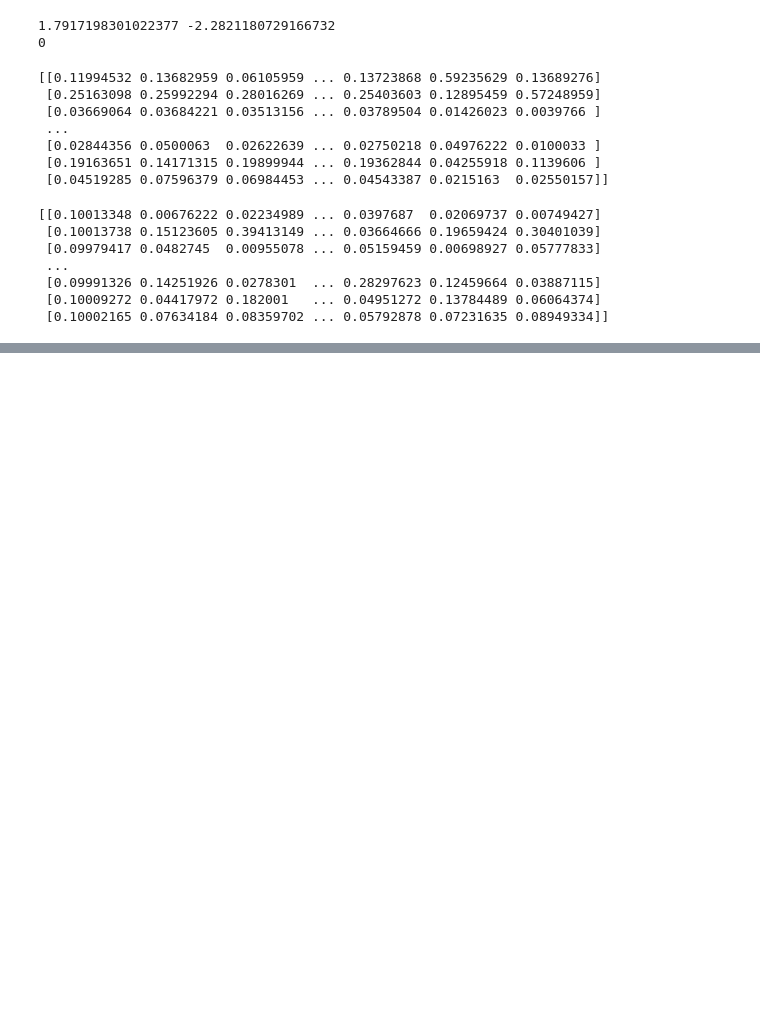
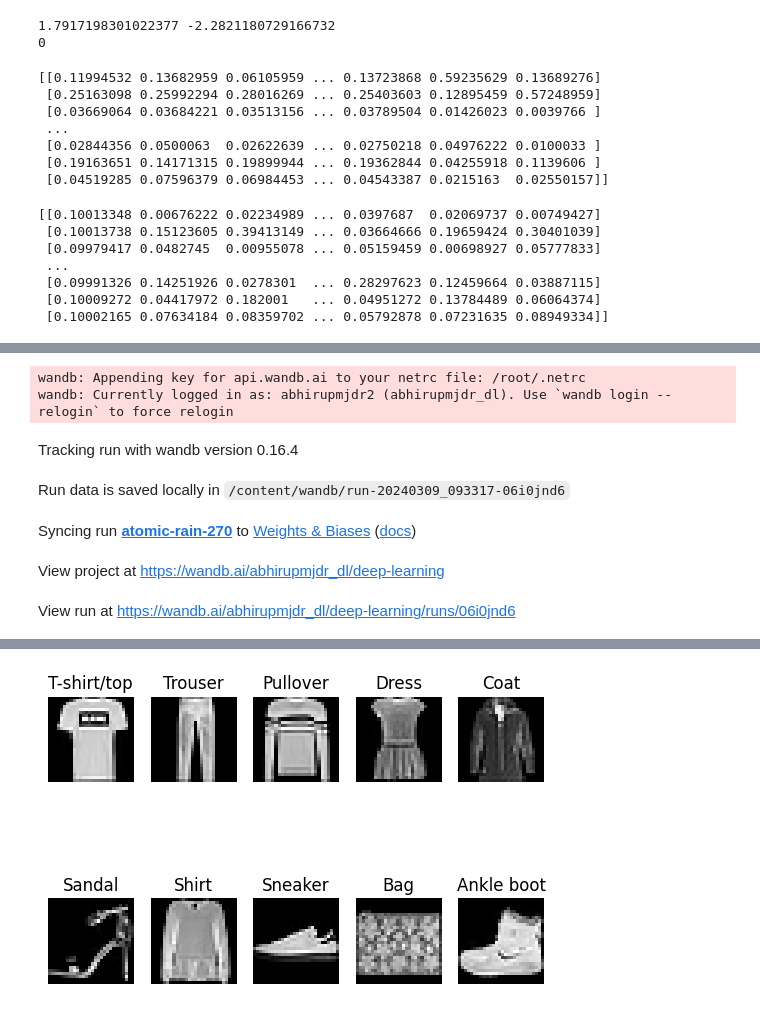
Before and after one commit to abhirupmjdr/CS6910_A1, a Jupyter notebook: dl_test.ipynb, the cells around one changed output, grey strips where cells are left out. Saved outputs shown, nothing was run; the diff lists cells and outputs as text; code cells hidden in the pictures; blank space fills up the shorter version.

```diff
--- a/dl_test.ipynb
+++ b/dl_test.ipynb
@@ -489,22 +489,17 @@ neural_network = Neural_Network()
 neural_network.compute()
 # %%
 #question 1
-# !pip install wandb
-# import wandb
+!pip install wandb
+import wandb
 import matplotlib.pyplot as plt
 from keras.datasets import fashion_mnist
 from sklearn.model_selection import train_test_split
 import numpy as np
 
-# wandb.login()
-# wandb.init(
-#       # Set the project where this run will be logged
-#       project="deep-learning",
-#       # We pass a run name (otherwise it’ll be randomly assigned, like sunshine-lollypop-10)
-#       # Track hyperparameters and run metadata
-#       config={
-#       "epochs": 1
-#       })
+wandb.login()
+wandb.init(
+      project="deep-learning",
+)
 
 (train_input, train_output), (test_input,test_output) = fashion_mnist.load_data()
 
@@ -533,4 +528,5 @@ for i in range(len(class_names)):
     plt.title(class_names[i])
     plt.axis("off")
 
-# wandb.log({"Sample Images": plt})
+wandb.log({"Sample Images": plt})
+# %% [output]
@@ -536,0 +551,7 @@ for i in range(len(class_names)):
+wandb: Appending key for api.wandb.ai to your netrc file: /root/.netrc
+wandb: Currently logged in as: abhirupmjdr2 (abhirupmjdr_dl). Use `wandb login --relogin` to force relogin
+Tracking run with wandb version 0.16.4
+Run data is saved locally in /content/wandb/run-20240309_093317-06i0jnd6
+Syncing run atomic-rain-270 to Weights & Biases (docs)
+View project at https://wandb.ai/abhirupmjdr_dl/deep-learning
+View run at https://wandb.ai/abhirupmjdr_dl/deep-learning/runs/06i0jnd6
@@ -537,3 +566,4 @@ for i in range(len(class_names)):
+[figure, added]
 # %%
 #question 2
 
```
Also changed, not shown: parts of 8 cells of this notebook, 6 other files.
